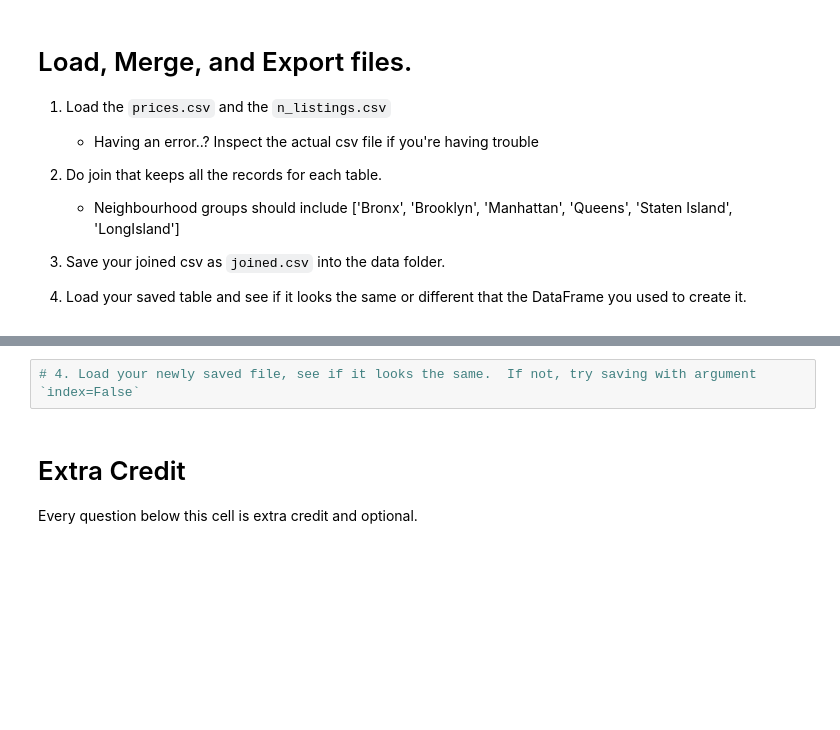
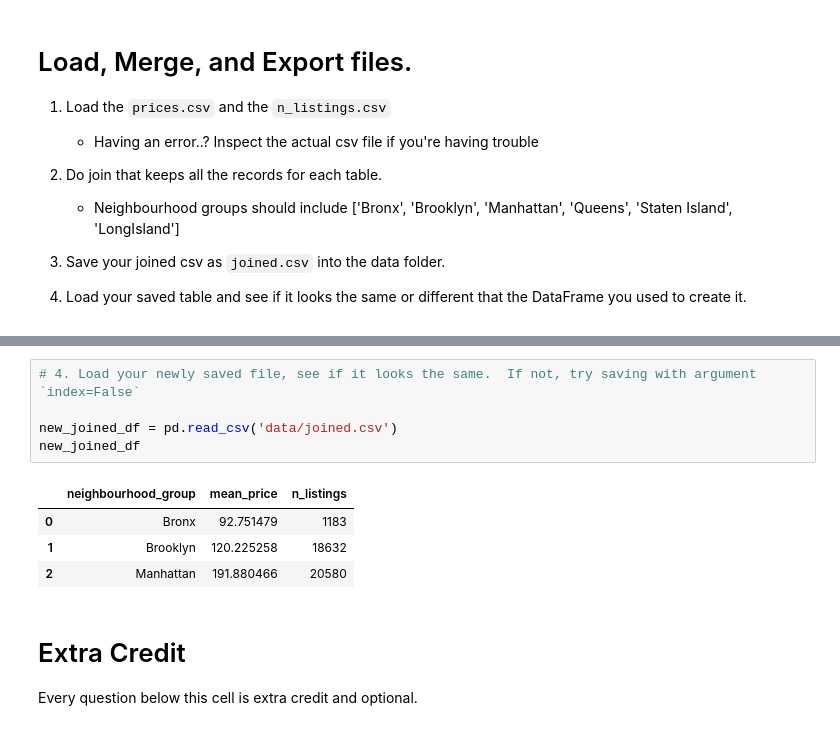
Before and after one commit to alyliann/my-fork-2024-DS-Tue, a Jupyter notebook: Week-01-Pandas/Exercise-AV.ipynb, the cells around one changed output, grey strips where cells are left out. Cells and saved outputs as stored; diff of their text form; blank space fills up the shorter version.

```diff
--- a/Week-01-Pandas/Exercise-AV.ipynb
+++ b/Week-01-Pandas/Exercise-AV.ipynb
@@ -178,5 +284,13 @@ Name: proportion, dtype: float64
 # %%
 # 4. Load your newly saved file, see if it looks the same.  If not, try saving with argument `index=False`
+
+new_joined_df = pd.read_csv('data/joined.csv')
+new_joined_df
+# %% [output]
+|  | neighbourhood_group | mean_price | n_listings |
+| 0 | Bronx | 92.751479 | 1183 |
+| 1 | Brooklyn | 120.225258 | 18632 |
+| 2 | Manhattan | 191.880466 | 20580 |
 # %% [markdown]
 # Extra Credit
 Every question below this cell is extra credit and optional.
```
Also changed, not shown: parts of 9 cells of this notebook, 1 other file.
